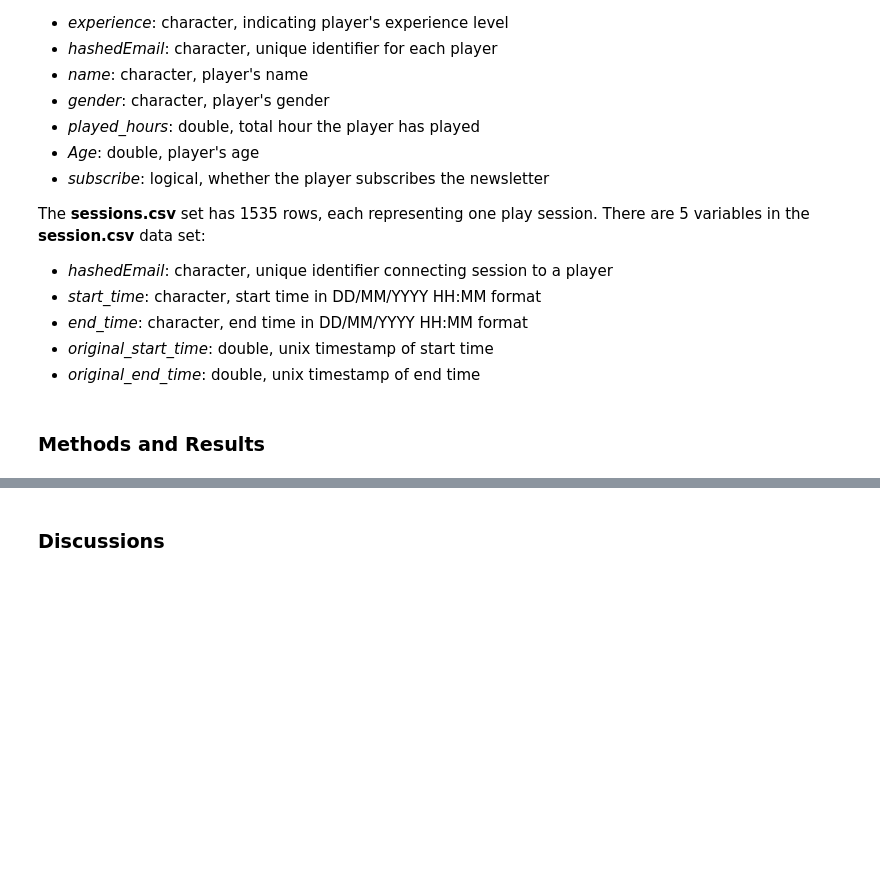
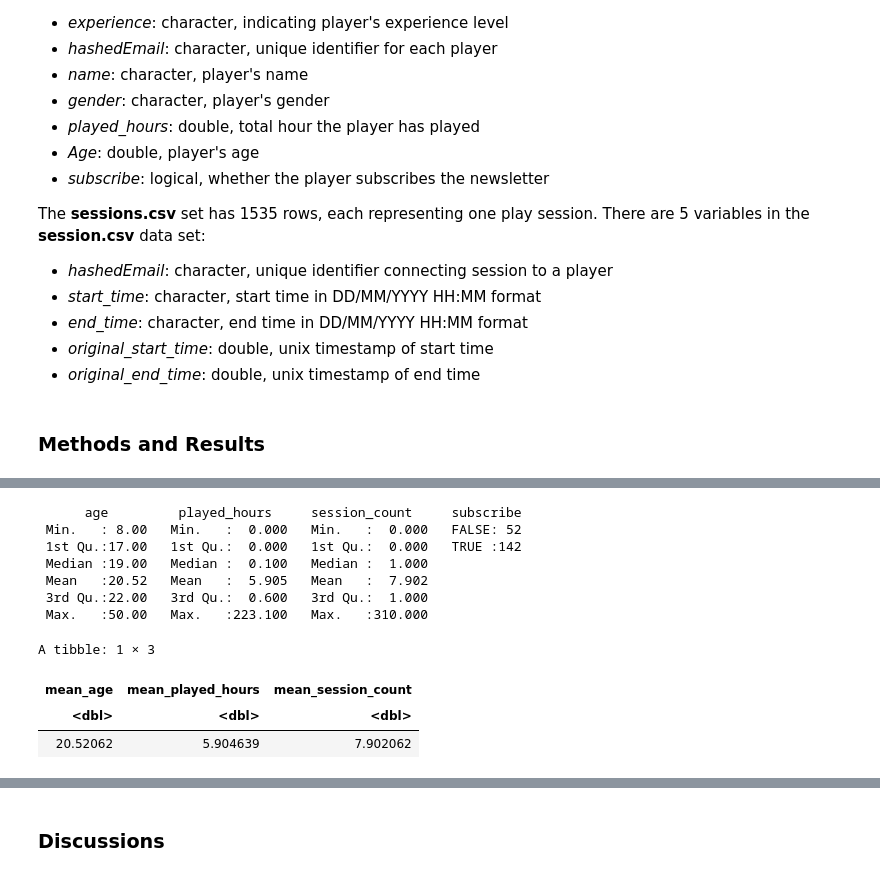
Before and after one commit to jane-wang-42/dsci100-project-group10, a Jupyter notebook: dsci100-project-group10.ipynb, the cells around one changed output, grey strips where cells are left out. Cells and saved outputs as stored; diff of their text form; code cells hidden in the pictures; blank space fills up the shorter version.

```diff
--- a/dsci100-project-group10.ipynb
+++ b/dsci100-project-group10.ipynb
@@ -88,0 +103,25 @@ A tibble: 6 × 4
+# %%
+# Perform summary statistics of variables in the tidied dataframe
+summary(players_tidy)
+
+# Directly calculate the means of the quantitative explanatory variables
+players_means <- players_tidy |>
+    summarize(
+        mean_age = mean(age, na.rm = TRUE),
+        mean_played_hours = mean(played_hours, na.rm = TRUE),
+        mean_session_count = mean(session_count, na.rm = TRUE)
+    )
+
+players_means
+# %% [output]
+      age         played_hours     session_count     subscribe
+ Min.   : 8.00   Min.   :  0.000   Min.   :  0.000   FALSE: 52
+ 1st Qu.:17.00   1st Qu.:  0.000   1st Qu.:  0.000   TRUE :142
+ Median :19.00   Median :  0.100   Median :  1.000
+ Mean   :20.52   Mean   :  5.905   Mean   :  7.902
+ 3rd Qu.:22.00   3rd Qu.:  0.600   3rd Qu.:  1.000
+ Max.   :50.00   Max.   :223.100   Max.   :310.000
+A tibble: 1 × 3
+| mean_age | mean_played_hours | mean_session_count |
+| <dbl> | <dbl> | <dbl> |
+| 20.52062 | 5.904639 | 7.902062 |
```
Also changed, not shown: parts of 4 cells of this notebook.
